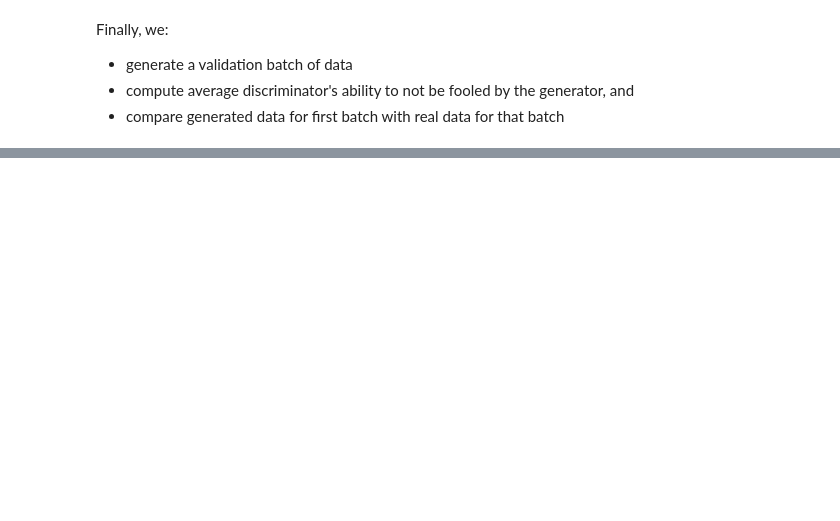
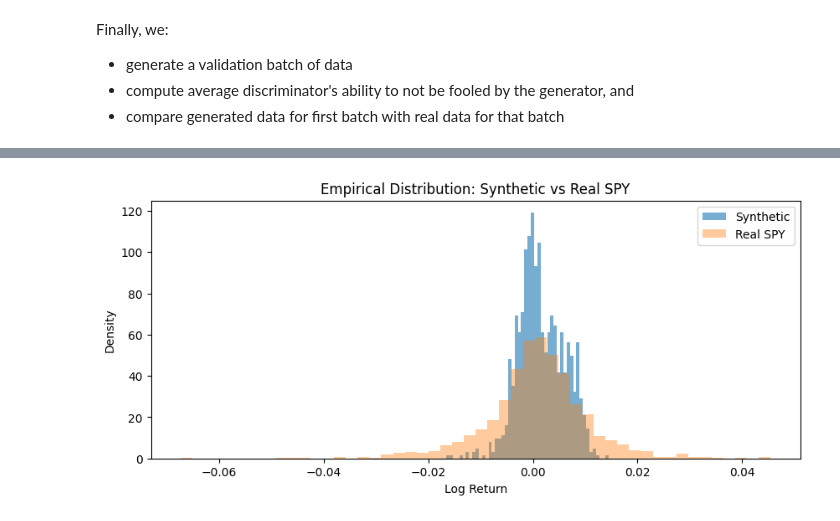
Before and after one commit to yshirai999/Machine-Learning-Lectures, a Jupyter notebook: Lectures/3. GANs.ipynb, the cells around one changed output, grey strips where cells are left out. Saved outputs shown, nothing was run; the diff lists cells and outputs as text; code cells hidden in the pictures; blank space fills up the shorter version.

```diff
--- a/Lectures/3. GANs.ipynb
+++ b/Lectures/3. GANs.ipynb
@@ -321,0 +905,90 @@ Text(0, 0.5, 'Value')
+# %%
+# Generate 1000 days of synthetic data using the trained generator
+n_days = 1000
+synthetic_full = []
+
+# Start with a random real window as history
+init_idx = np.random.randint(0, spy_windows.shape[0])
+history = spy_windows[init_idx, :ell, 0].copy()
+
+for _ in range(n_days // ell):
+    noise = np.random.normal(0, 1, (f,))
+    gen_input = np.concatenate([history, noise])[np.newaxis, :]
+    synthetic_window = generator.predict(gen_input, verbose=0)[0]
+    synthetic_full.extend(synthetic_window)
+    # For next window, use the last ell values as new history
+    history = synthetic_window
+
+synthetic_full = np.array(synthetic_full[:n_days])
+
+# Inverse transform to original scale
+
+synthetic_full_orig = inverse_transform(synthetic_full, spy_min, spy_max)
+
+# Plot empirical distribution
+plt.figure(figsize=(10, 4))
+plt.hist(synthetic_full_orig, bins=50, density=True, alpha=0.6, label="Synthetic")
+plt.hist(inverse_transform(spy_scaled[:n_days], spy_min, spy_max), bins=50, density=True, alpha=0.4, label="Real SPY")
+plt.title("Empirical Distribution: Synthetic vs Real SPY")
+plt.xlabel("Log Return")
+plt.ylabel("Density")
+plt.legend()
+plt.show()
+
+# Plot autocorrelation function
+
+lags = 60
+
+# --- Helper for confidence intervals ---
+def acf_with_ci(series, lags, alpha=0.05):
+    acf_vals, confint = acf(series, nlags=lags, alpha=alpha, fft=True)
+    lower = confint[:, 0] - acf_vals
+    upper = confint[:, 1] - acf_vals
+    return acf_vals, lower, upper
+
+# --- Standard returns ---
+acf_synth, lower_synth, upper_synth = acf_with_ci(synthetic_full_orig, lags)
+acf_real, lower_real, upper_real = acf_with_ci(inverse_transform(spy_scaled[:n_days], spy_min, spy_max), lags)
+
+plt.figure(figsize=(10, 4))
+plt.stem(range(lags+1), acf_synth, basefmt=" ", markerfmt="bo", label="Synthetic")
+plt.stem(range(lags+1), acf_real, basefmt=" ", markerfmt="ro", label="Real SPY", linefmt="r-")
+plt.fill_between(range(lags+1), lower_real, upper_real, color='red', alpha=0.15, label='95% CI (Real)')
+plt.fill_between(range(lags+1), lower_synth, upper_synth, color='blue', alpha=0.10, label='95% CI (Synthetic)')
+plt.title("Autocorrelation: Synthetic vs Real SPY")
+plt.xlabel("Lag")
+plt.ylabel("Autocorrelation")
+plt.legend()
+plt.show()
+
+# --- Absolute returns ---
+acf_synth_abs, lower_synth_abs, upper_synth_abs = acf_with_ci(np.abs(synthetic_full_orig), lags)
+acf_real_abs, lower_real_abs, upper_real_abs = acf_with_ci(np.abs(inverse_transform(spy_scaled[:n_days], spy_min, spy_max)), lags)
+
+plt.figure(figsize=(10, 4))
+plt.stem(range(lags+1), acf_synth_abs, basefmt=" ", markerfmt="bo", label="Synthetic |r|")
+plt.stem(range(lags+1), acf_real_abs, basefmt=" ", markerfmt="ro", label="Real |r|", linefmt="r-")
+plt.fill_between(range(lags+1), lower_real_abs, upper_real_abs, color='red', alpha=0.15, label='95% CI (Real)')
+plt.fill_between(range(lags+1), lower_synth_abs, upper_synth_abs, color='blue', alpha=0.10, label='95% CI (Synthetic)')
+plt.title("Autocorrelation of Absolute Returns: Synthetic vs Real SPY")
+plt.xlabel("Lag")
+plt.ylabel("Autocorrelation")
+plt.legend()
+plt.show()
+
+# --- Squared returns ---
+acf_synth_sq, lower_synth_sq, upper_synth_sq = acf_with_ci(synthetic_full_orig**2, lags)
+acf_real_sq, lower_real_sq, upper_real_sq = acf_with_ci(inverse_transform(spy_scaled[:n_days], spy_min, spy_max)**2, lags)
+
+plt.figure(figsize=(10, 4))
+plt.stem(range(lags+1), acf_synth_sq, basefmt=" ", markerfmt="bo", label="Synthetic $r^2$")
+plt.stem(range(lags+1), acf_real_sq, basefmt=" ", markerfmt="ro", label="Real $r^2$", linefmt="r-")
+plt.fill_between(range(lags+1), lower_real_sq, upper_real_sq, color='red', alpha=0.15, label='95% CI (Real)')
+plt.fill_between(range(lags+1), lower_synth_sq, upper_synth_sq, color='blue', alpha=0.10, label='95% CI (Synthetic)')
+plt.title("Autocorrelation of Squared Returns: Synthetic vs Real SPY")
+plt.xlabel("Lag")
+plt.ylabel("Autocorrelation")
+plt.legend()
+plt.show()
+# %% [output]
+[figure, added]
```
Also changed, not shown: parts of 10 cells of this notebook.
